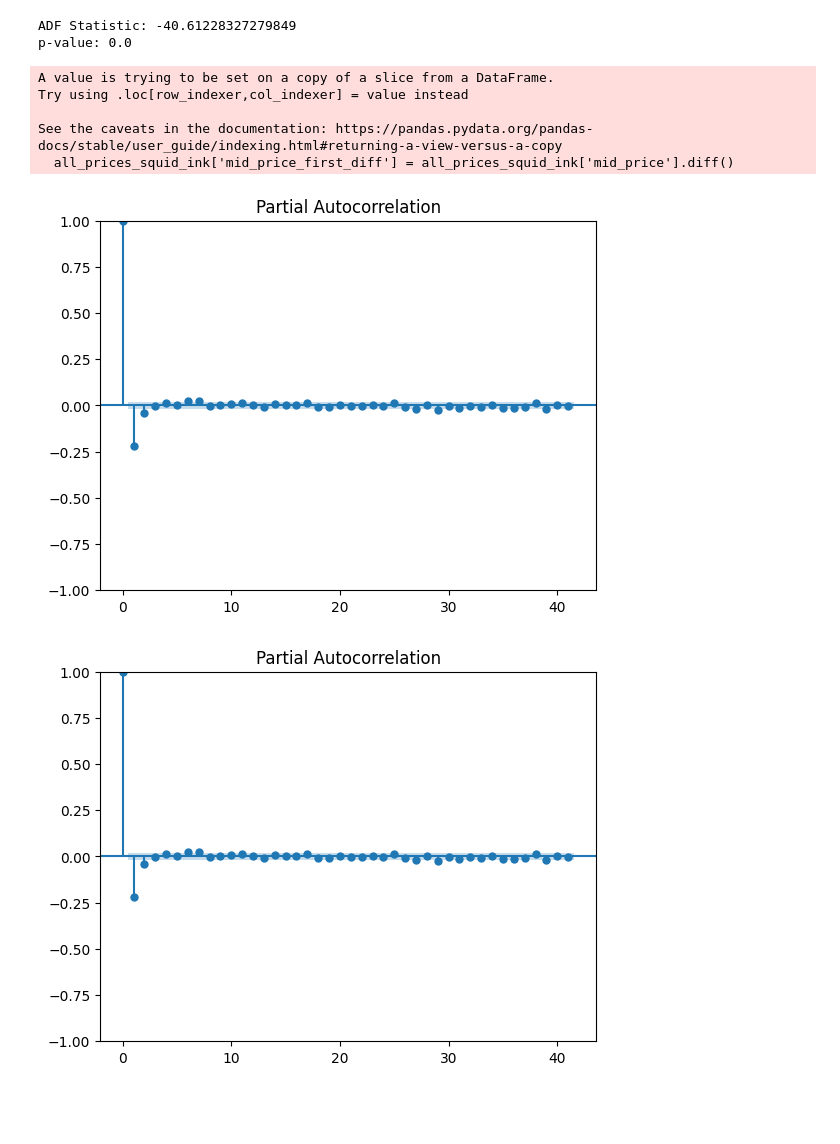
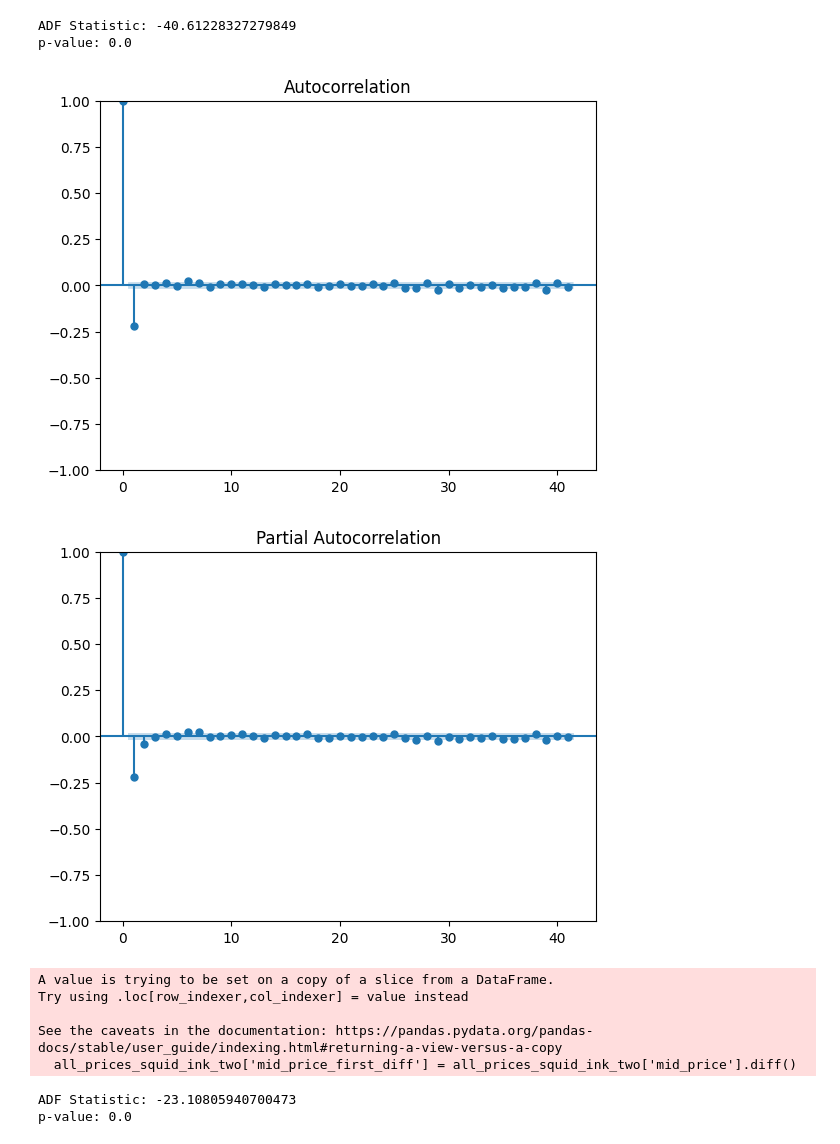
Before and after one commit to williamzkollard/IMC-Prosperity-2025, a Jupyter notebook: src/Round 1/Data_Analysisv0.1.ipynb, the cells around one changed output. Drawn from its saved outputs; the diff is of its cells as text; code cells hidden in the pictures; blank space fills up the shorter version.

```diff
--- a/src/Round 1/Data_Analysisv0.1.ipynb
+++ b/src/Round 1/Data_Analysisv0.1.ipynb
@@ -228,14 +228,26 @@ See the caveats in the documentation: https://pandas.pydata.org/pandas-docs/stab
 ADF Statistic: -40.61228327279849
 p-value: 0.0
 # %%
-all_prices_squid_ink['mid_price_first_diff'] = all_prices_squid_ink['mid_price'].diff()
-
-plot_pacf(all_prices_squid_ink_one['mid_price_first_diff'].dropna())
+plot_acf(all_prices_squid_ink_one['mid_price_first_diff'].dropna())
+plt.show()
 # %% [output]
-A value is trying to be set on a copy of a slice from a DataFrame.
-Try using .loc[row_indexer,col_indexer] = value instead
-
-See the caveats in the documentation: https://pandas.pydata.org/pandas-docs/stable/user_guide/indexing.html#returning-a-view-versus-a-copy
-  all_prices_squid_ink['mid_price_first_diff'] = all_prices_squid_ink['mid_price'].diff()
-[figure, old version]
+[figure, new version]
-[figure, removed]
+# %%
+plot_pacf(all_prices_squid_ink_one['mid_price_first_diff'].dropna())
+plt.show()
+# %% [output]
+[figure, added]
+# %%
+all_prices_squid_ink_two['mid_price_first_diff'] = all_prices_squid_ink_two['mid_price'].diff()
+
+result = adfuller(all_prices_squid_ink_two['mid_price_first_diff'].dropna())
+print("ADF Statistic:", result[0])
+print("p-value:", result[1])
+# %% [output]
+A value is trying to be set on a copy of a slice from a DataFrame.
+Try using .loc[row_indexer,col_indexer] = value instead
+
+See the caveats in the documentation: https://pandas.pydata.org/pandas-docs/stable/user_guide/indexing.html#returning-a-view-versus-a-copy
+  all_prices_squid_ink_two['mid_price_first_diff'] = all_prices_squid_ink_two['mid_price'].diff()
+ADF Statistic: -23.10805940700473
+p-value: 0.0
```
Also changed, not shown: parts of 2 cells of this notebook, 1 other file.
